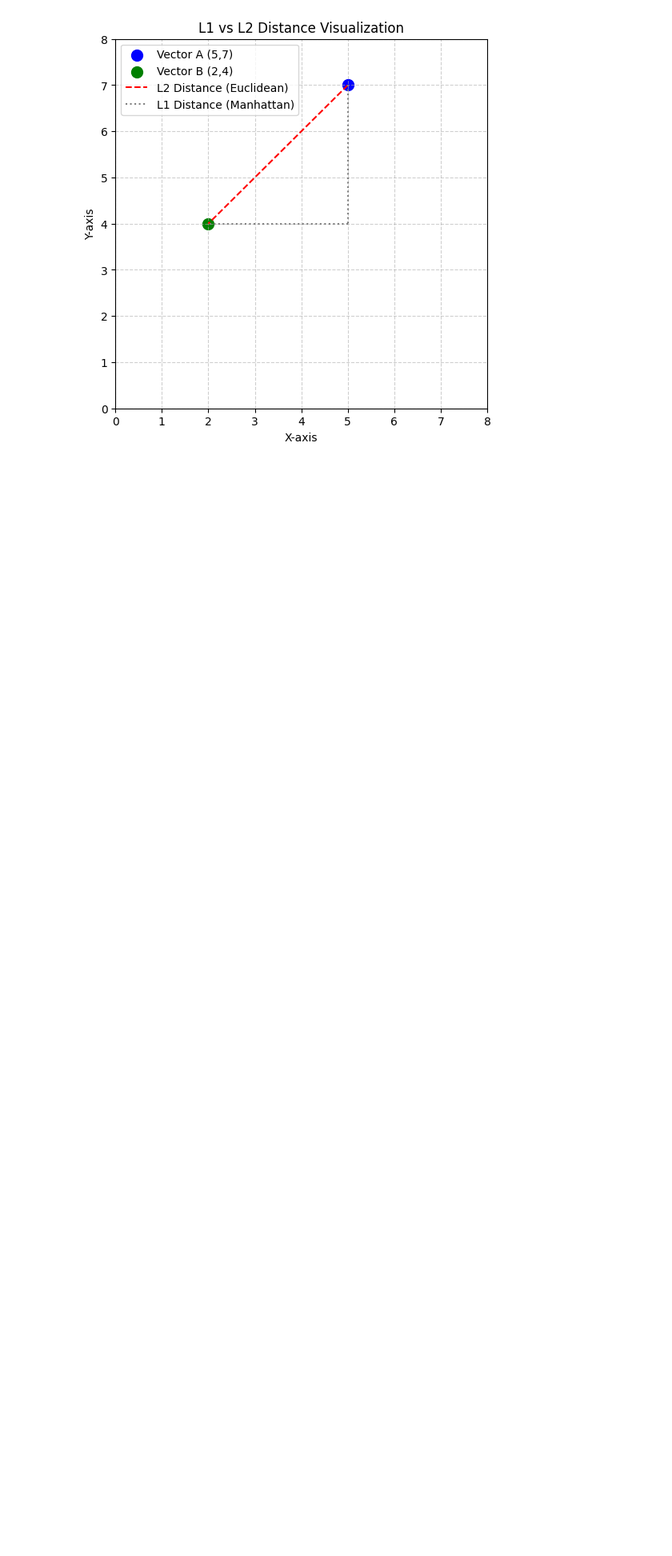
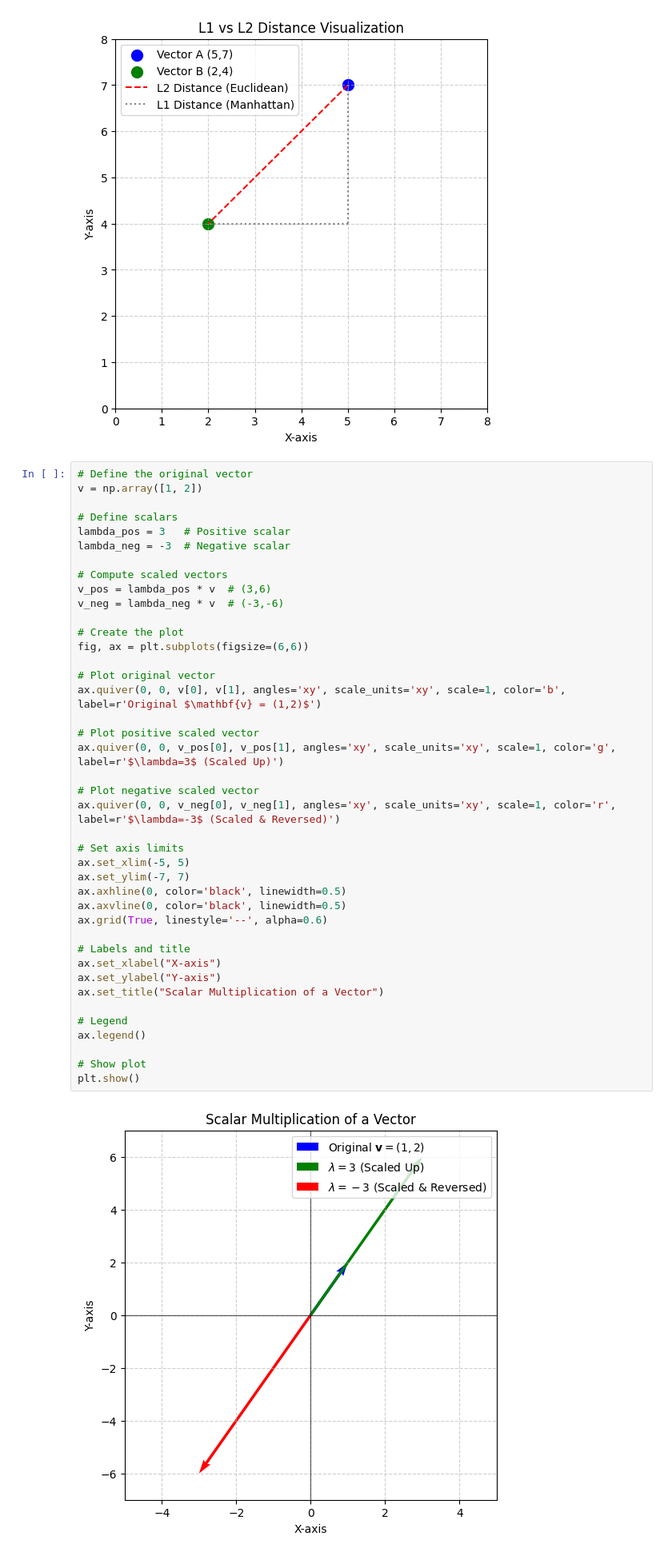
Before and after one commit to nitin-sony/vector, a Jupyter notebook: vector-add.ipynb, the cells around one changed output. Shown at 80% size. Saved outputs shown, nothing was run; the diff lists cells and outputs as text; blank space fills up the shorter version.

Commit message:
Scalar

```diff
--- a/vector-add.ipynb
+++ b/vector-add.ipynb
@@ -79,3 +79,46 @@ ax.legend()
 plt.show()
 # %% [output]
 [figure]
+# %%
+# Define the original vector
+v = np.array([1, 2])
+
+# Define scalars
+lambda_pos = 3   # Positive scalar
+lambda_neg = -3  # Negative scalar
+
+# Compute scaled vectors
+v_pos = lambda_pos * v  # (3,6)
+v_neg = lambda_neg * v  # (-3,-6)
+
+# Create the plot
+fig, ax = plt.subplots(figsize=(6,6))
+
+# Plot original vector
+ax.quiver(0, 0, v[0], v[1], angles='xy', scale_units='xy', scale=1, color='b', label=r'Original $\mathbf{v} = (1,2)$')
+
+# Plot positive scaled vector
+ax.quiver(0, 0, v_pos[0], v_pos[1], angles='xy', scale_units='xy', scale=1, color='g', label=r'$\lambda=3$ (Scaled Up)')
+
+# Plot negative scaled vector
+ax.quiver(0, 0, v_neg[0], v_neg[1], angles='xy', scale_units='xy', scale=1, color='r', label=r'$\lambda=-3$ (Scaled & Reversed)')
+
+# Set axis limits
+ax.set_xlim(-5, 5)
+ax.set_ylim(-7, 7)
+ax.axhline(0, color='black', linewidth=0.5)
+ax.axvline(0, color='black', linewidth=0.5)
+ax.grid(True, linestyle='--', alpha=0.6)
+
+# Labels and title
+ax.set_xlabel("X-axis")
+ax.set_ylabel("Y-axis")
+ax.set_title("Scalar Multiplication of a Vector")
+
+# Legend
+ax.legend()
+
+# Show plot
+plt.show()
+# %% [output]
+[figure, added]
```
